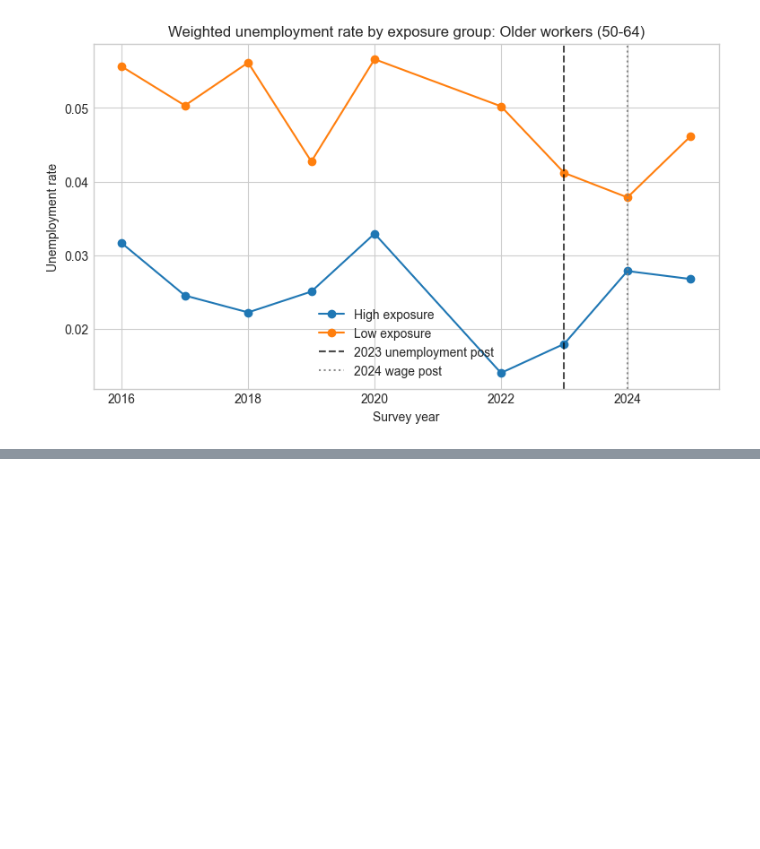
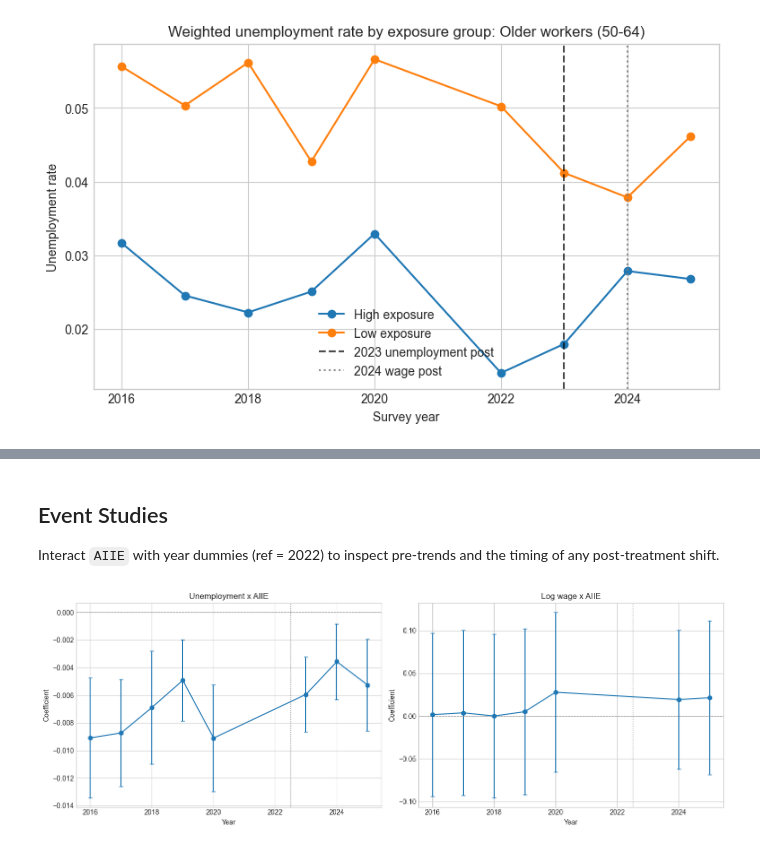
Before and after one commit to isaacvm98/UDS, a Jupyter notebook: models/causal_analysis.ipynb, the cells around one changed output, grey strips where cells are left out. Cells and saved outputs as stored; diff of their text form; code cells hidden in the pictures; blank space fills up the shorter version.

```diff
--- a/models/causal_analysis.ipynb
+++ b/models/causal_analysis.ipynb
@@ -341,0 +408,41 @@ for label, subset in {
+# %% [markdown]
+## Event Studies
+
+Interact `AIIE` with year dummies (ref = 2022) to inspect pre-trends and the timing of any post-treatment shift.
+# %%
+import re
+
+def run_event_study(data, exposure, y_var, ax, title, ref_year=2022):
+    data = data.copy()
+    data['yr'] = pd.Categorical(data['YEAR'])
+    m = run_wls(
+        f"{y_var} ~ {exposure} : C(yr, Treatment(reference={ref_year}))"
+        f" + C(yr) + AGE + C(EDUC)",
+        data,
+    )
+    ec = m.params.filter(like=exposure)
+    ci = m.conf_int().loc[ec.index]
+    years = [int(re.search(r"\[(\d+)\]", s).group(1)) for s in ec.index]
+    mask = [y != ref_year for y in years]
+    years = [y for y, keep in zip(years, mask) if keep]
+    ec, ci = ec[mask], ci[mask]
+
+    ax.errorbar(years, ec.values,
+                yerr=[(ec - ci.iloc[:, 0]).values,
+                      (ci.iloc[:, 1] - ec).values],
+                fmt='o-', capsize=3)
+    ax.axhline(0, color='grey', ls='--', lw=0.8)
+    ax.axvline(ref_year + 0.5, color='grey', ls=':', lw=1)
+    ax.set_xlabel('Year')
+    ax.set_title(title)
+
+
+fig, (ax1, ax2) = plt.subplots(1, 2, figsize=(14, 5))
+run_event_study(unemp_sample, 'AIIE', 'unemployed', ax1, 'Unemployment x AIIE')
+run_event_study(wage_did_sample, 'AIIE', 'log_wage', ax2, 'Log wage x AIIE')
+ax1.set_ylabel('Coefficient')
+ax2.set_ylabel('Coefficient')
+plt.tight_layout()
+plt.show()
+# %% [output]
+[figure, added]
```
Also changed, not shown: parts of 13 cells of this notebook.
